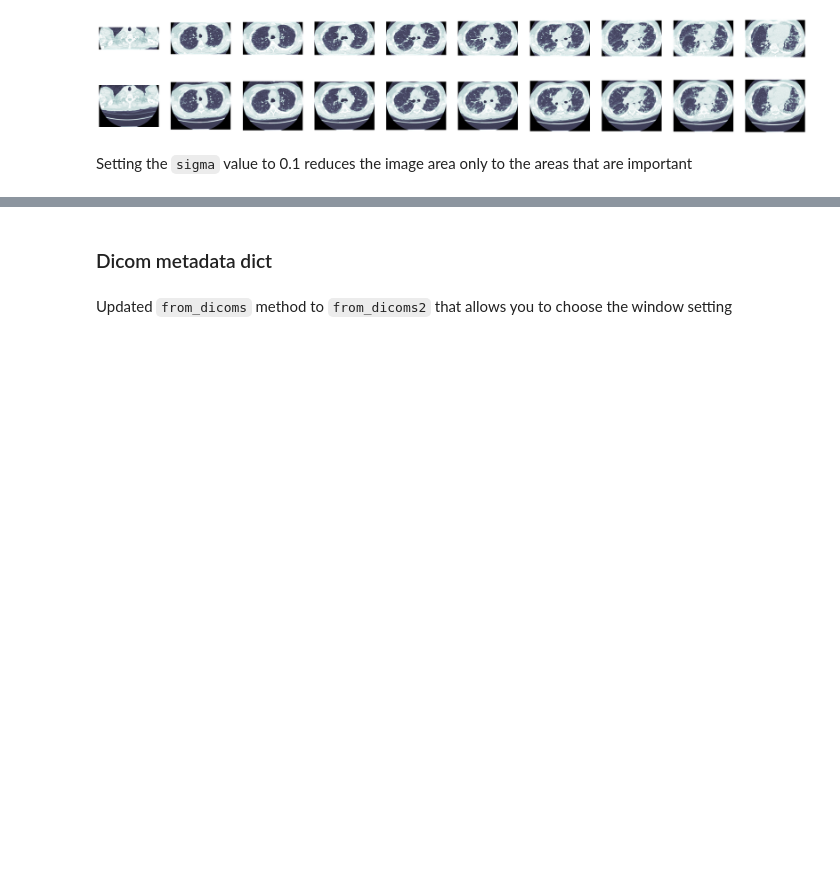
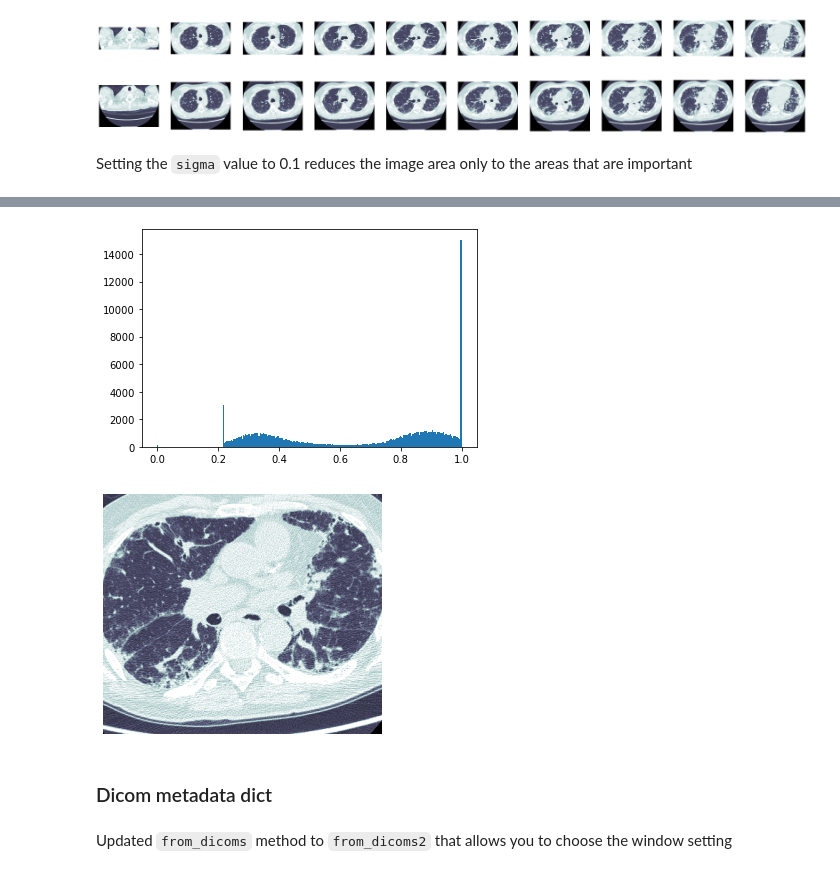
Before and after one commit to asvcode/fmi, a Jupyter notebook: nbs/03_preprocessing.ipynb, the cells around one changed output, grey strips where cells are left out. Drawn from its saved outputs; the diff is of its cells as text; code cells hidden in the pictures; blank space fills up the shorter version.

```diff
--- a/nbs/03_preprocessing.ipynb
+++ b/nbs/03_preprocessing.ipynb
@@ -137,3 +165,8 @@ Setting the `sigma` value to 0.1 reduces the image area only to the areas that a
+# %%
+image_hist(m_items[7], window=dicom_windows.lungs, sigma=0.9, thresh=0.5)
+# %% [output]
+[figure, added]
+[figure, added]
 # %% [markdown]
 ### Dicom metadata dict
 # %% [markdown]
```
Also changed, not shown: parts of 4 cells of this notebook, 6 other files.
